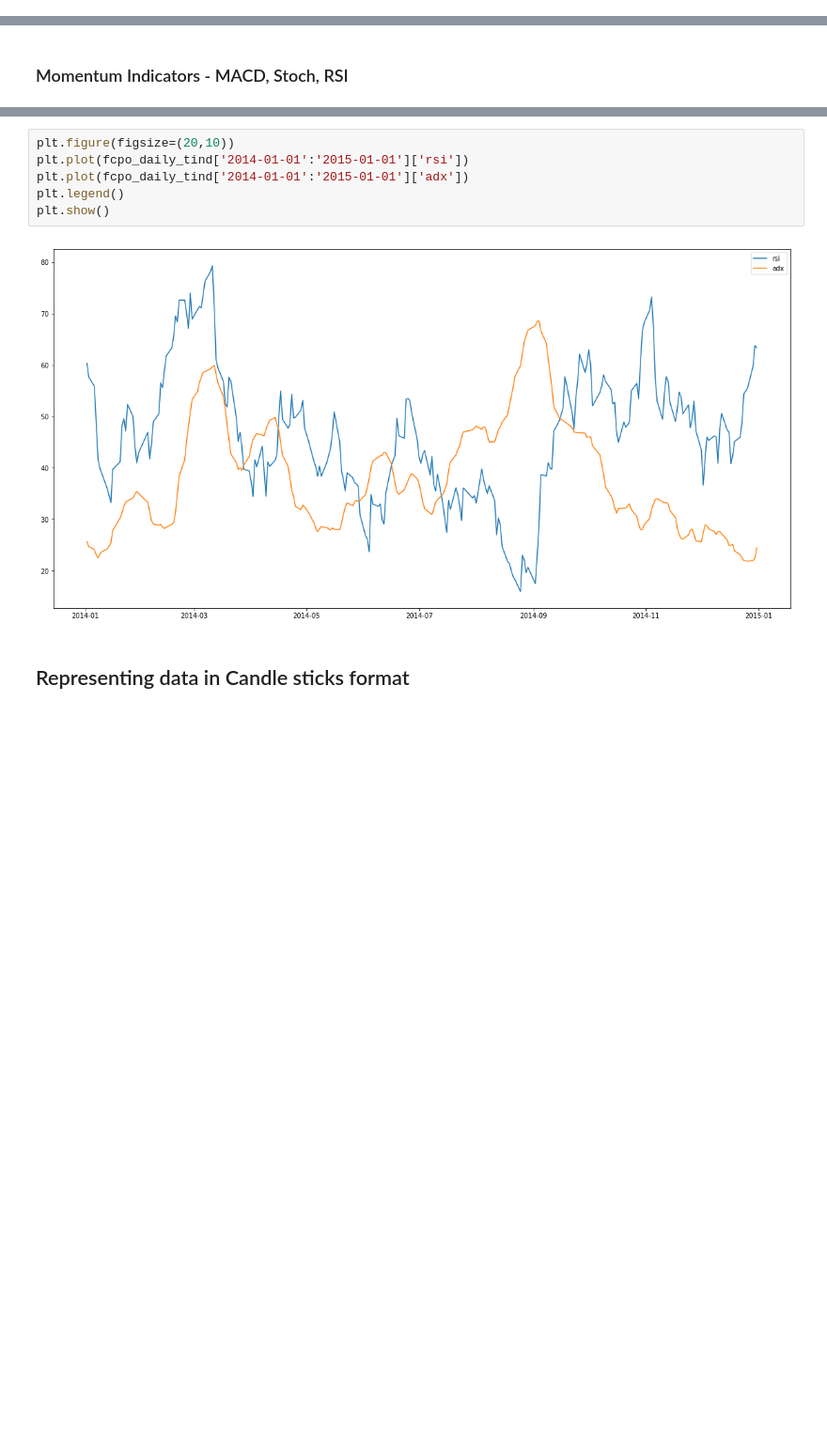
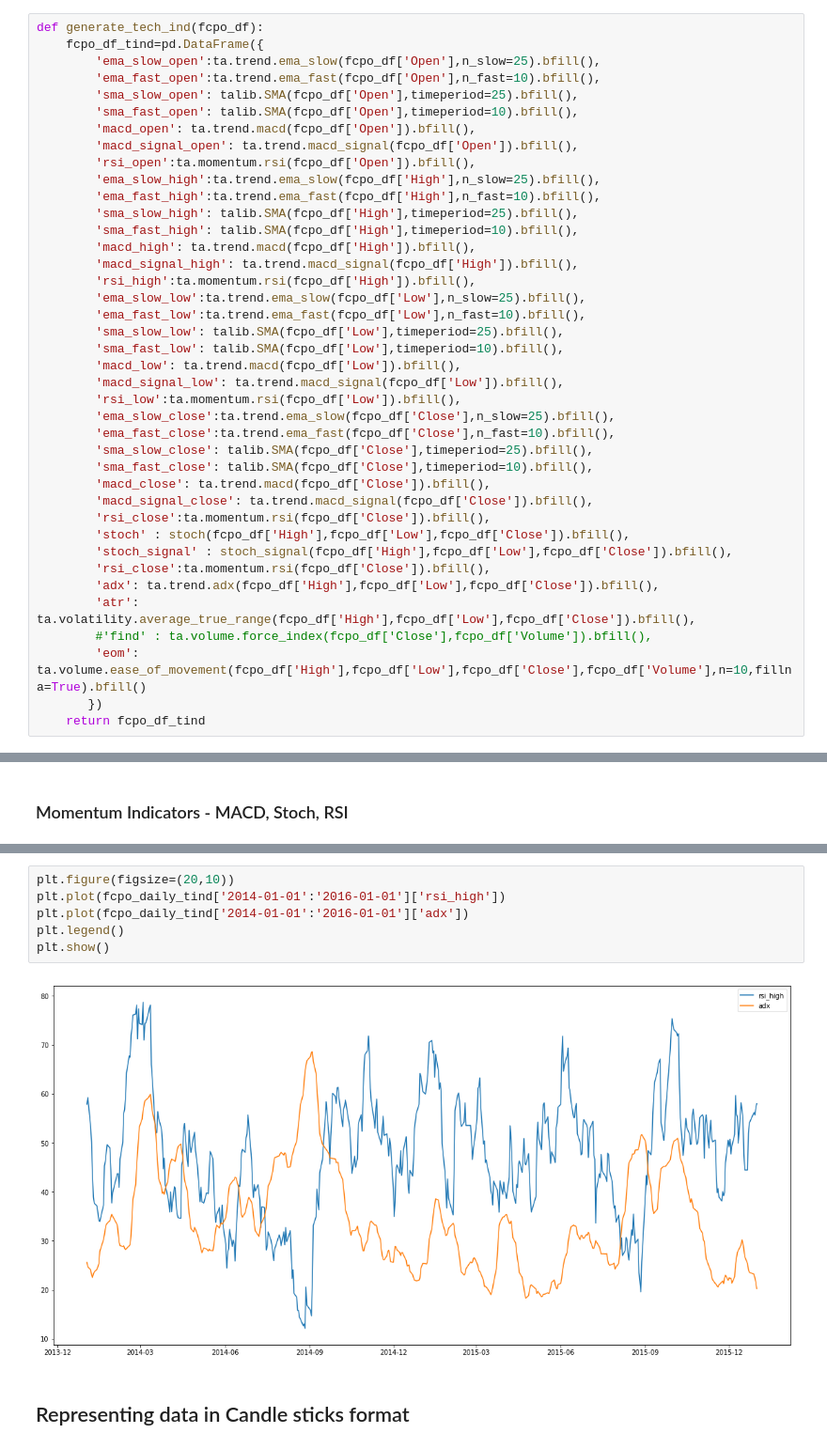
Before and after one commit to praveenbysani/cl3ofunds, a Jupyter notebook: FCPO_Feature Engineering.ipynb, the cells around one changed output, grey strips where cells are left out. Shown at 94% size. Cells and saved outputs as stored; diff of their text form; blank space fills up the shorter version.

Commit message:
added time based features, added ema and sma for open high and low prices

```diff
--- a/FCPO_Feature Engineering.ipynb
+++ b/FCPO_Feature Engineering.ipynb
@@ -83,3 +67,43 @@ def generate_tech_ind(fcpo_df):
+# %%
+def generate_tech_ind(fcpo_df):
+    fcpo_df_tind=pd.DataFrame({
+        'ema_slow_open':ta.trend.ema_slow(fcpo_df['Open'],n_slow=25).bfill(),
+        'ema_fast_open':ta.trend.ema_fast(fcpo_df['Open'],n_fast=10).bfill(),
+        'sma_slow_open': talib.SMA(fcpo_df['Open'],timeperiod=25).bfill(),
+        'sma_fast_open': talib.SMA(fcpo_df['Open'],timeperiod=10).bfill(),
+        'macd_open': ta.trend.macd(fcpo_df['Open']).bfill(),
+        'macd_signal_open': ta.trend.macd_signal(fcpo_df['Open']).bfill(),
+        'rsi_open':ta.momentum.rsi(fcpo_df['Open']).bfill(),
+        'ema_slow_high':ta.trend.ema_slow(fcpo_df['High'],n_slow=25).bfill(),
+        'ema_fast_high':ta.trend.ema_fast(fcpo_df['High'],n_fast=10).bfill(),
+        'sma_slow_high': talib.SMA(fcpo_df['High'],timeperiod=25).bfill(),
+        'sma_fast_high': talib.SMA(fcpo_df['High'],timeperiod=10).bfill(),
+        'macd_high': ta.trend.macd(fcpo_df['High']).bfill(),
+        'macd_signal_high': ta.trend.macd_signal(fcpo_df['High']).bfill(),
+        'rsi_high':ta.momentum.rsi(fcpo_df['High']).bfill(),
+        'ema_slow_low':ta.trend.ema_slow(fcpo_df['Low'],n_slow=25).bfill(),
+        'ema_fast_low':ta.trend.ema_fast(fcpo_df['Low'],n_fast=10).bfill(),
+        'sma_slow_low': talib.SMA(fcpo_df['Low'],timeperiod=25).bfill(),
+        'sma_fast_low': talib.SMA(fcpo_df['Low'],timeperiod=10).bfill(),
+        'macd_low': ta.trend.macd(fcpo_df['Low']).bfill(),
+        'macd_signal_low': ta.trend.macd_signal(fcpo_df['Low']).bfill(),
+        'rsi_low':ta.momentum.rsi(fcpo_df['Low']).bfill(),
+        'ema_slow_close':ta.trend.ema_slow(fcpo_df['Close'],n_slow=25).bfill(),
+        'ema_fast_close':ta.trend.ema_fast(fcpo_df['Close'],n_fast=10).bfill(),
+        'sma_slow_close': talib.SMA(fcpo_df['Close'],timeperiod=25).bfill(),
+        'sma_fast_close': talib.SMA(fcpo_df['Close'],timeperiod=10).bfill(),
+        'macd_close': ta.trend.macd(fcpo_df['Close']).bfill(),
+        'macd_signal_close': ta.trend.macd_signal(fcpo_df['Close']).bfill(),
+        'rsi_close':ta.momentum.rsi(fcpo_df['Close']).bfill(),
+        'stoch' : stoch(fcpo_df['High'],fcpo_df['Low'],fcpo_df['Close']).bfill(),
+        'stoch_signal' : stoch_signal(fcpo_df['High'],fcpo_df['Low'],fcpo_df['Close']).bfill(),
+        'rsi_close':ta.momentum.rsi(fcpo_df['Close']).bfill(),
+        'adx': ta.trend.adx(fcpo_df['High'],fcpo_df['Low'],fcpo_df['Close']).bfill(),
+        'atr': ta.volatility.average_true_range(fcpo_df['High'],fcpo_df['Low'],fcpo_df['Close']).bfill(),
+        #'find' : ta.volume.force_index(fcpo_df['Close'],fcpo_df['Volume']).bfill(),
+        'eom': ta.volume.ease_of_movement(fcpo_df['High'],fcpo_df['Low'],fcpo_df['Close'],fcpo_df['Volume'],n=10,fillna=True).bfill()
+       })
+    return fcpo_df_tind
 # %%
 def generate_candlestick_ind(fcpo_df):
     fcpo_cdl_ind=pd.DataFrame({'cdl_rickshawman':talib.CDLRICKSHAWMAN(fcpo_df['Open'],fcpo_df['High'],fcpo_df['Low'],fcpo_df['Close']),
@@ -127,11 +155,11 @@ plt.show()
 # %%
 plt.figure(figsize=(20,10))
-plt.plot(fcpo_daily_tind['2014-01-01':'2015-01-01']['rsi'])
-plt.plot(fcpo_daily_tind['2014-01-01':'2015-01-01']['adx'])
+plt.plot(fcpo_daily_tind['2014-01-01':'2016-01-01']['rsi_high'])
+plt.plot(fcpo_daily_tind['2014-01-01':'2016-01-01']['adx'])
 plt.legend()
 plt.show()
 # %% [output]
-[figure, old version]
+[figure, new version]
 # %% [markdown]
 ## Representing data in Candle sticks format
 # %%
```
Also changed, not shown: parts of 12 cells of this notebook, 3 other files.
